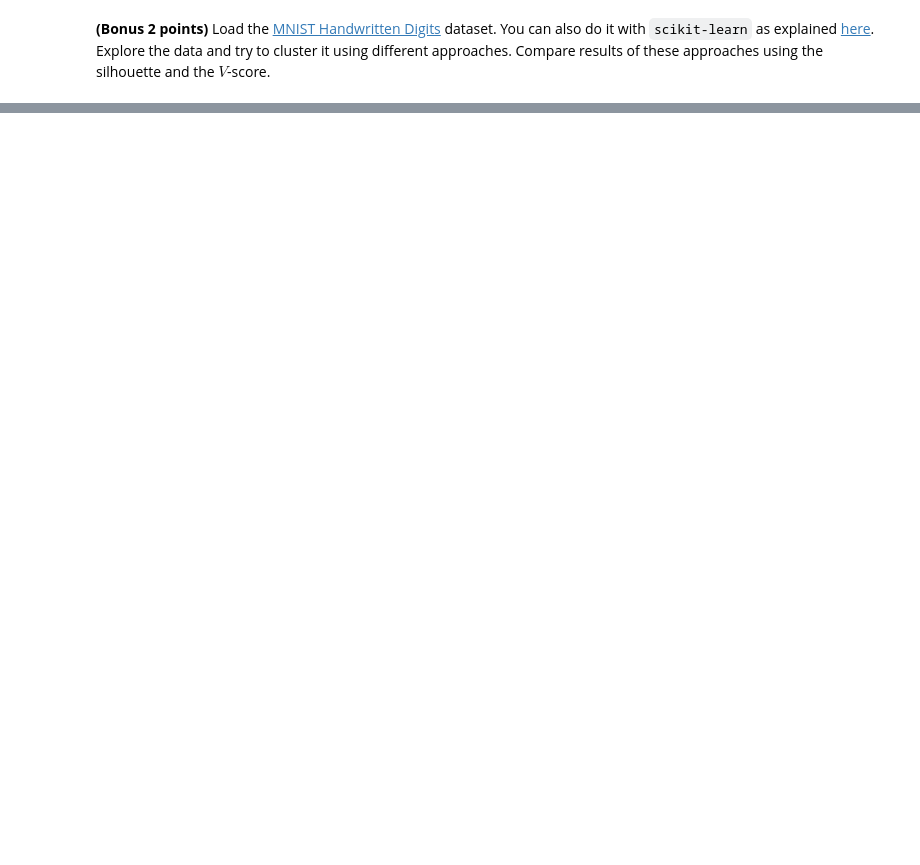
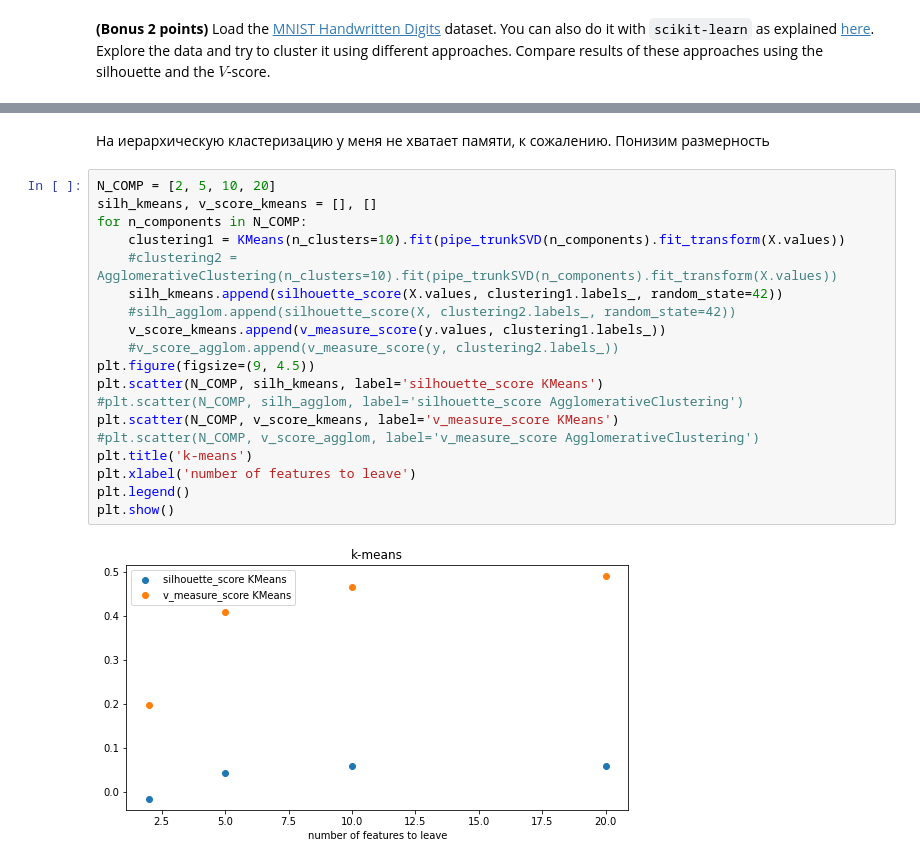
Before and after one commit to tanyashagova/ml_homework_clustering, a Jupyter notebook: clustering.ipynb, the cells around one changed output, grey strips where cells are left out. Drawn from its saved outputs; the diff is of its cells as text; blank space fills up the shorter version.

```diff
--- a/clustering.ipynb
+++ b/clustering.ipynb
@@ -681,0 +583,23 @@ array([[-1.41317178],
+# %% [markdown]
+На иерархическую кластеризацию у меня не хватает памяти, к сожалению. Понизим размерность
+# %%
+N_COMP = [2, 5, 10, 20]
+silh_kmeans, v_score_kmeans = [], []
+for n_components in N_COMP:
+    clustering1 = KMeans(n_clusters=10).fit(pipe_trunkSVD(n_components).fit_transform(X.values))
+    #clustering2 = AgglomerativeClustering(n_clusters=10).fit(pipe_trunkSVD(n_components).fit_transform(X.values))
+    silh_kmeans.append(silhouette_score(X.values, clustering1.labels_, random_state=42))
+    #silh_agglom.append(silhouette_score(X, clustering2.labels_, random_state=42))
+    v_score_kmeans.append(v_measure_score(y.values, clustering1.labels_))
+    #v_score_agglom.append(v_measure_score(y, clustering2.labels_))
+plt.figure(figsize=(9, 4.5))
+plt.scatter(N_COMP, silh_kmeans, label='silhouette_score KMeans')
+#plt.scatter(N_COMP, silh_agglom, label='silhouette_score AgglomerativeClustering')
+plt.scatter(N_COMP, v_score_kmeans, label='v_measure_score KMeans')
+#plt.scatter(N_COMP, v_score_agglom, label='v_measure_score AgglomerativeClustering')
+plt.title('k-means')
+plt.xlabel('number of features to leave')
+plt.legend()
+plt.show()
+# %% [output]
+[figure, added]
```
Also changed, not shown: parts of 49 cells of this notebook.
